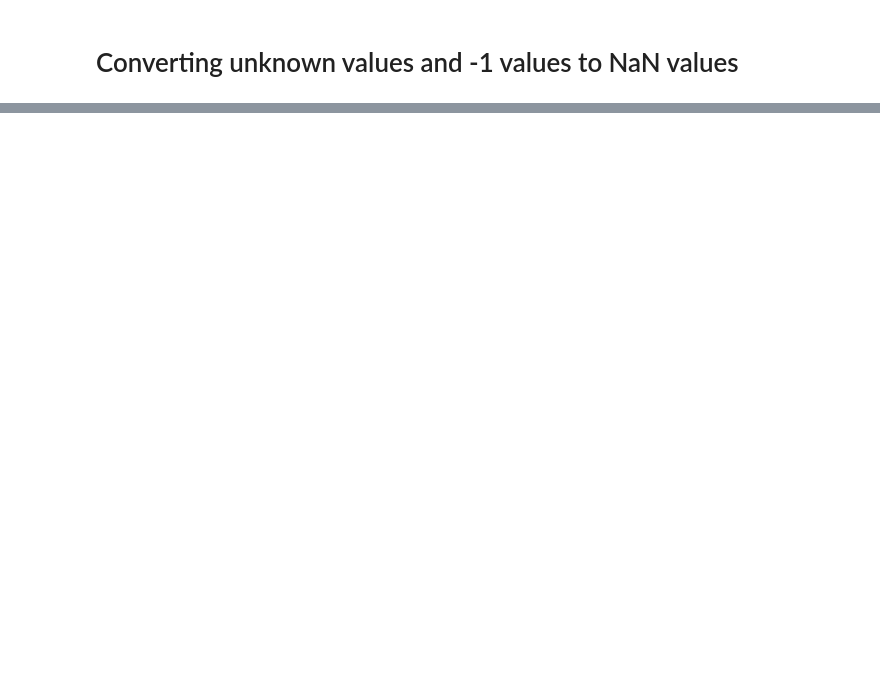
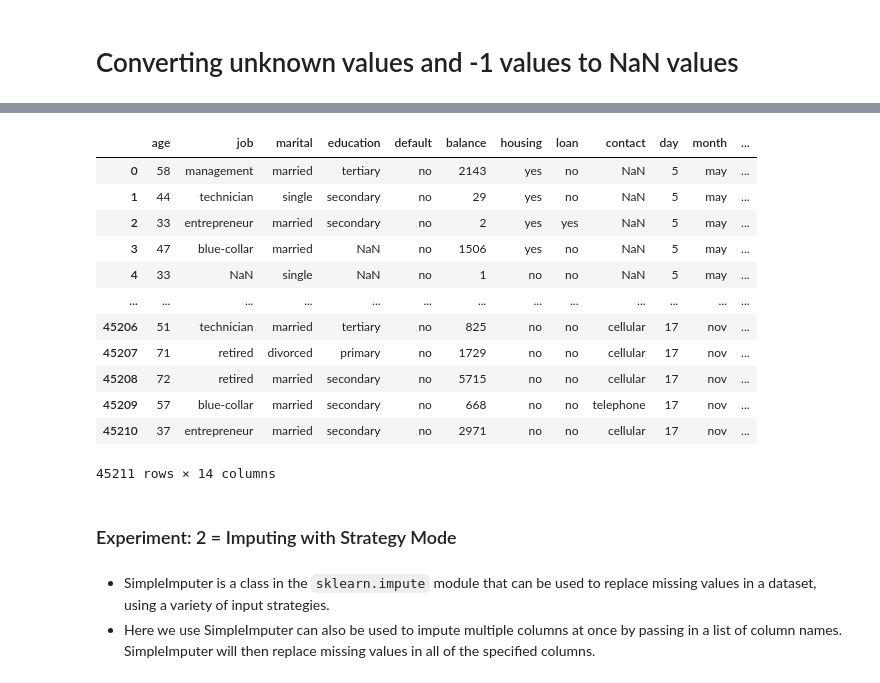
Before and after one commit to Jatindra23/bank_deposit_prediction, a Jupyter notebook: bankEDA.ipynb, the cells around one changed output, grey strips where cells are left out. Saved outputs shown, nothing was run; the diff lists cells and outputs as text; code cells hidden in the pictures; blank space fills up the shorter version.

```diff
--- a/bankEDA.ipynb
+++ b/bankEDA.ipynb
@@ -1125,0 +304,21 @@ array([[3260,  740],
+# %%
+X
+# %% [output]
+|  | age | job | marital | education | default | balance | housing | loan | contact | day | month | ... |
+| 0 | 58 | management | married | tertiary | no | 2143 | yes | no | NaN | 5 | may | ... |
+| 1 | 44 | technician | single | secondary | no | 29 | yes | no | NaN | 5 | may | ... |
+| 2 | 33 | entrepreneur | married | secondary | no | 2 | yes | yes | NaN | 5 | may | ... |
+| 3 | 47 | blue-collar | married | NaN | no | 1506 | yes | no | NaN | 5 | may | ... |
+| 4 | 33 | NaN | single | NaN | no | 1 | no | no | NaN | 5 | may | ... |
+| ... | ... | ... | ... | ... | ... | ... | ... | ... | ... | ... | ... | ... |
+| 45206 | 51 | technician | married | tertiary | no | 825 | no | no | cellular | 17 | nov | ... |
+| 45207 | 71 | retired | divorced | primary | no | 1729 | no | no | cellular | 17 | nov | ... |
+| 45208 | 72 | retired | married | secondary | no | 5715 | no | no | cellular | 17 | nov | ... |
+| 45209 | 57 | blue-collar | married | secondary | no | 668 | no | no | telephone | 17 | nov | ... |
+| 45210 | 37 | entrepreneur | married | secondary | no | 2971 | no | no | cellular | 17 | nov | ... |
+45211 rows × 14 columns
+# %% [markdown]
+### Experiment: 2 =  Imputing with Strategy Mode
+# %% [markdown]
+- SimpleImputer is a class in the `sklearn.impute` module that can be used to replace missing values in a dataset, using a variety of input strategies.
+- Here we use SimpleImputer can also be used to impute multiple columns at once by passing in a list of column names. SimpleImputer will then replace missing values in all of the specified columns.
```
Also changed, not shown: parts of 125 cells of this notebook, 12 other files.
